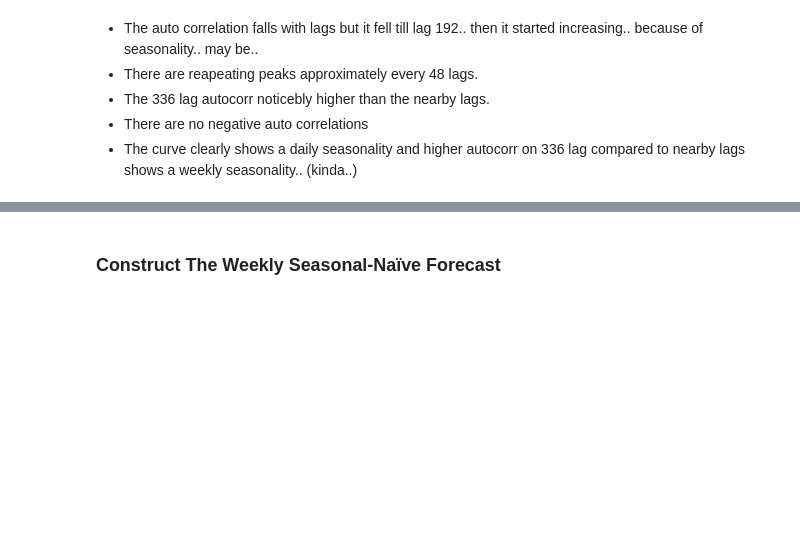
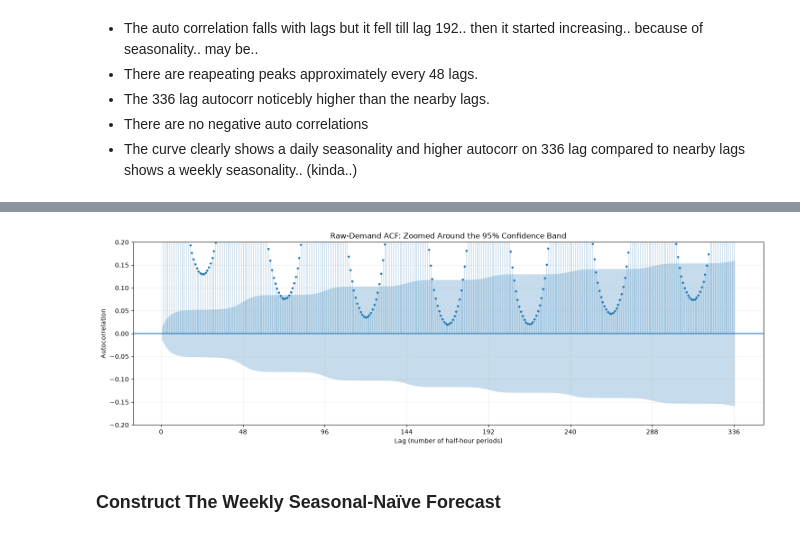
Before and after one commit to Ak62007/Halftime-Effect, a Jupyter notebook: notebooks/04_autocorrelation_and_baselines.ipynb, the cells around one changed output, grey strips where cells are left out. Drawn from its saved outputs; the diff is of its cells as text; code cells hidden in the pictures; blank space fills up the shorter version.

Commit message:
Done with the autocorrelation analysis and successfully create a naive baseline model

```diff
--- a/notebooks/04_autocorrelation_and_baselines.ipynb
+++ b/notebooks/04_autocorrelation_and_baselines.ipynb
@@ -335,3 +355,31 @@ important_autocorrelations
+# %%
+with plt.style.context('default'):
+    fig, ax = plt.subplots(figsize=(15, 5))
+
+    sm.graphics.tsa.plot_acf(
+        train_set['demand_mw'],
+        lags=336,
+        alpha=0.05,
+        fft=True,
+        zero=False,
+        ax=ax,
+        markersize=2.5,
+        vlines_kwargs={'linewidth': 0.5, 'alpha': 0.55}
+    )
+
+    ax.set(
+        title='Raw-Demand ACF: Zoomed Around the 95% Confidence Band',
+        xlabel='Lag (number of half-hour periods)',
+        ylabel='Autocorrelation',
+        ylim=(-0.20, 0.20)
+    )
+    ax.set_xticks(range(0, 337, 48))
+    ax.grid(alpha=0.2)
+
+    plt.tight_layout()
+    plt.show()
+# %% [output]
+[figure, added]
 # %% [markdown]
 ### Construct The Weekly Seasonal-Naïve Forecast
 # %% [markdown]
```
Also changed, not shown: parts of 4 cells of this notebook, 10 other files.
